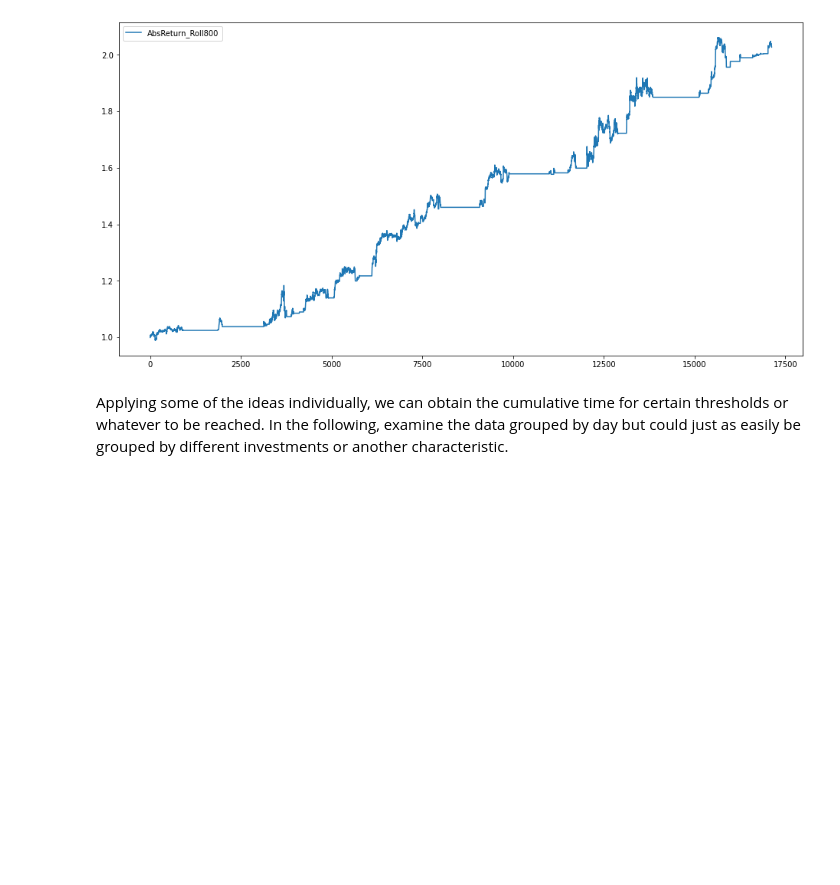
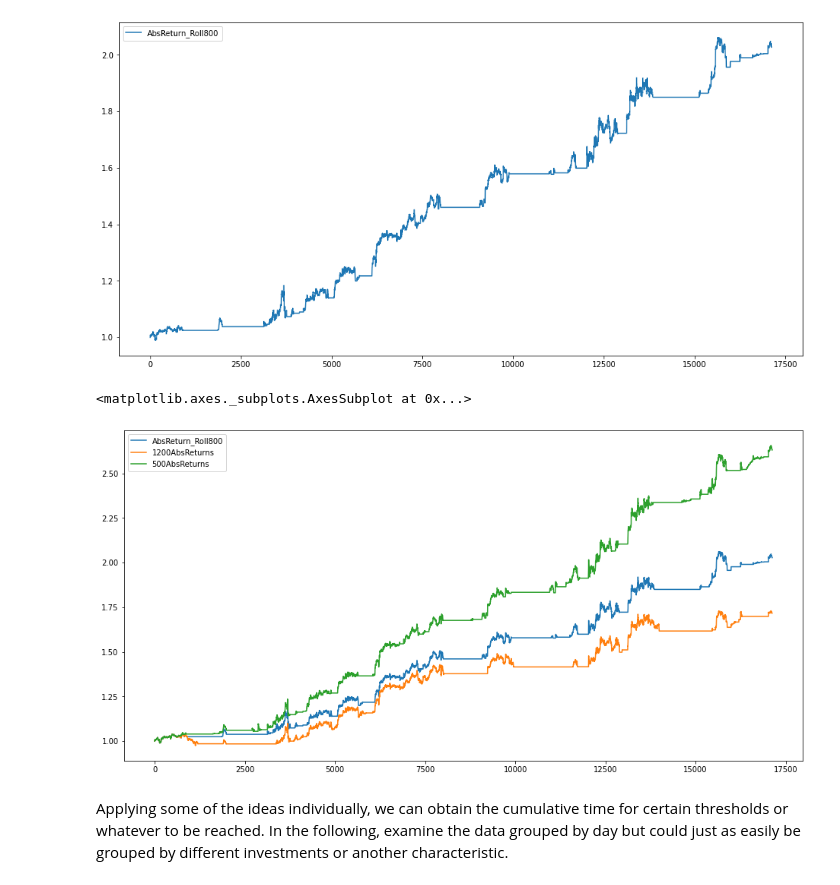
Before and after one commit to michaelmml/Financial-Data-Science, a Jupyter notebook: AlgoPredictors.ipynb, the cells around one changed output. Drawn from its saved outputs; the diff is of its cells as text; code cells hidden in the pictures; blank space fills up the shorter version.

```diff
--- a/AlgoPredictors.ipynb
+++ b/AlgoPredictors.ipynb
@@ -191,3 +214,8 @@ df[['AbsReturn_Roll800']].plot(label='ETH-USD', figsize=(16,8))
+# %%
+df[['AbsReturn_Roll800', '1200AbsReturns', '500AbsReturns']].plot(label='ETH-USD', figsize=(16,8))
+# %% [output]
+<matplotlib.axes._subplots.AxesSubplot at 0x...>
+[figure, added]
 # %% [markdown]
 Applying some of the ideas individually, we can obtain the cumulative time for certain thresholds or whatever to be reached. In the following, examine the data grouped by day but could just as easily be grouped by different investments or another characteristic.
 # %%
```
Also changed, not shown: parts of 9 cells of this notebook.
